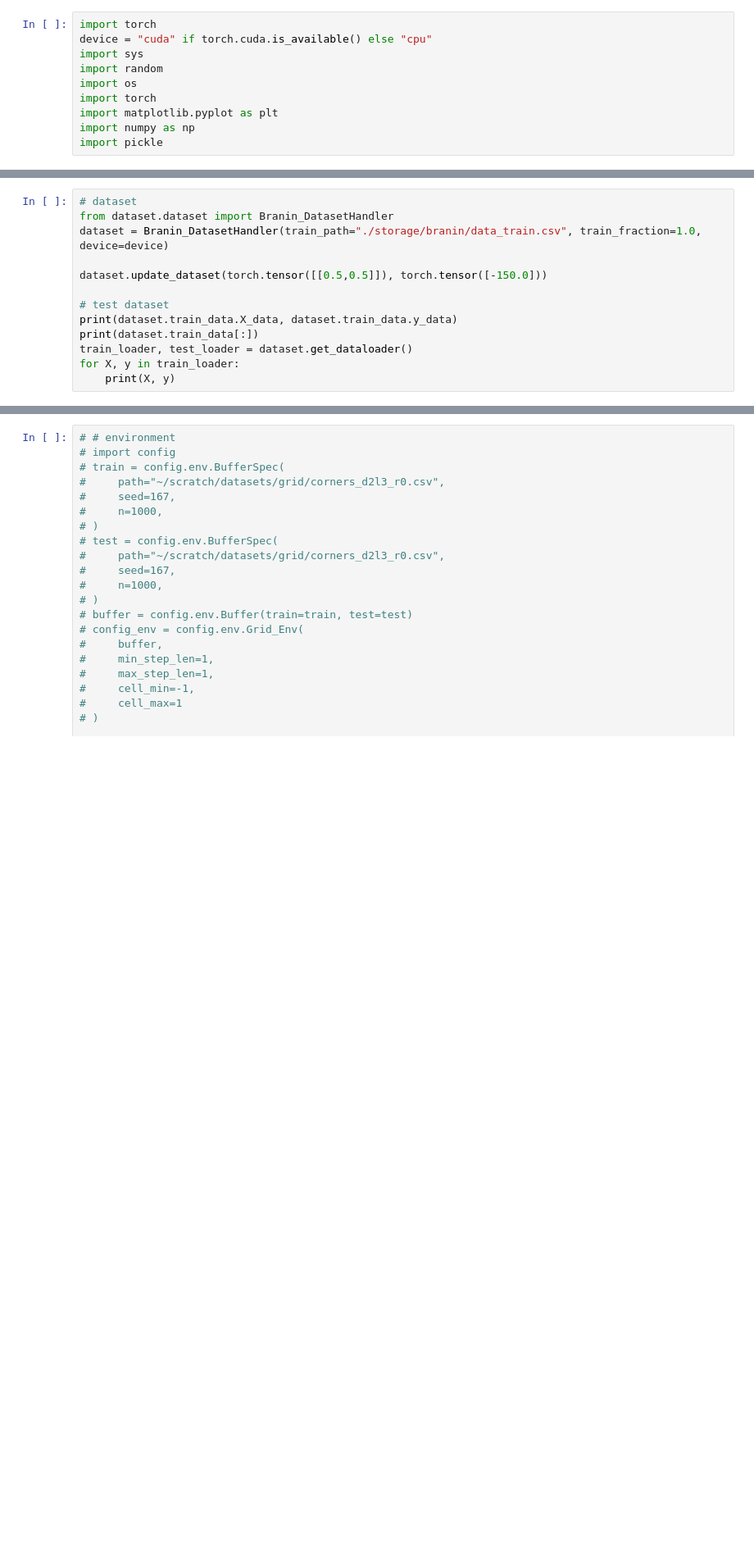
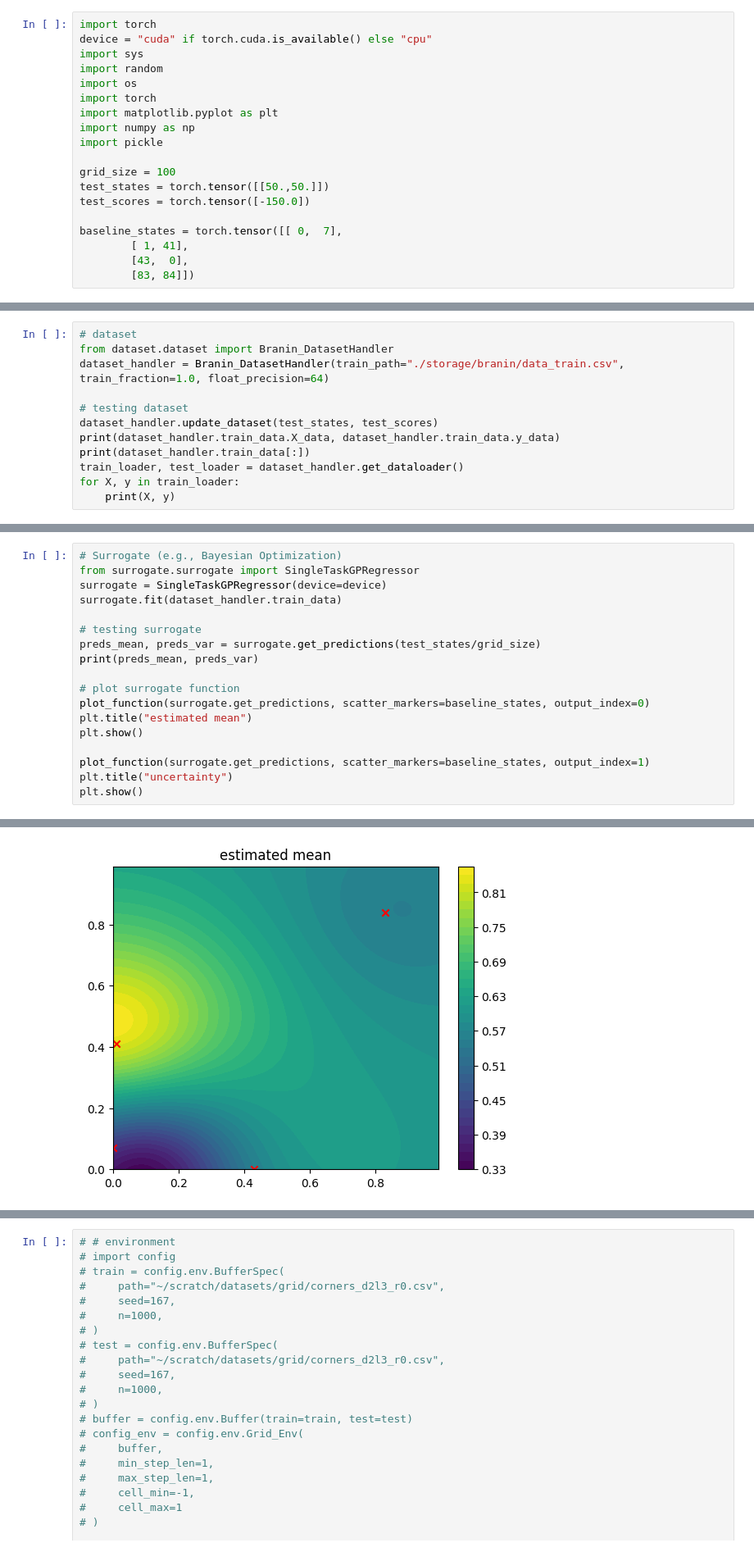
Before and after one commit to alexhernandezgarcia/activelearning, a Jupyter notebook: my_package/activelearning.ipynb, the cells around one changed output, grey strips where cells are left out. Shown: that part at 82% size. Cells and saved outputs as stored; diff of their text form; blank space fills up the shorter version.

Commit message:
init surrogate class

```diff
--- a/my_package/activelearning.ipynb
+++ b/my_package/activelearning.ipynb
@@ -8,3 +8,12 @@ import torch
 import matplotlib.pyplot as plt
 import numpy as np
 import pickle
+
+grid_size = 100
+test_states = torch.tensor([[50.,50.]])
+test_scores = torch.tensor([-150.0])
+
+baseline_states = torch.tensor([[ 0,  7],
+        [ 1, 41],
+        [43,  0],
+        [83, 84]])
@@ -11,14 +44,13 @@ import pickle
 # %%
 # dataset
 from dataset.dataset import Branin_DatasetHandler
-dataset = Branin_DatasetHandler(train_path="./storage/branin/data_train.csv", train_fraction=1.0, device=device)
+dataset_handler = Branin_DatasetHandler(train_path="./storage/branin/data_train.csv", train_fraction=1.0, float_precision=64)
 
-dataset.update_dataset(torch.tensor([[0.5,0.5]]), torch.tensor([-150.0]))
-
-# test dataset
-print(dataset.train_data.X_data, dataset.train_data.y_data)
-print(dataset.train_data[:])
-train_loader, test_loader = dataset.get_dataloader()
+# testing dataset
+dataset_handler.update_dataset(test_states, test_scores)
+print(dataset_handler.train_data.X_data, dataset_handler.train_data.y_data)
+print(dataset_handler.train_data[:])
+train_loader, test_loader = dataset_handler.get_dataloader()
 for X, y in train_loader:
     print(X, y)
 # %% [output]
@@ -40,0 +73,19 @@ tensor([[8.3000e-01, 8.4000e-01],
+# %%
+# Surrogate (e.g., Bayesian Optimization)
+from surrogate.surrogate import SingleTaskGPRegressor
+surrogate = SingleTaskGPRegressor(device=device)
+surrogate.fit(dataset_handler.train_data)
+
+# testing surrogate
+preds_mean, preds_var = surrogate.get_predictions(test_states/grid_size)
+print(preds_mean, preds_var)
+
+# plot surrogate function
+plot_function(surrogate.get_predictions, scatter_markers=baseline_states, output_index=0)
+plt.title("estimated mean")
+plt.show()
+
+plot_function(surrogate.get_predictions, scatter_markers=baseline_states, output_index=1)
+plt.title("uncertainty")
+plt.show()
+# %% [output]
@@ -40,0 +93 @@ tensor([[8.3000e-01, 8.4000e-01],
+[figure, added]
```
Also changed, not shown: parts of 9 cells of this notebook, 1 other file.
